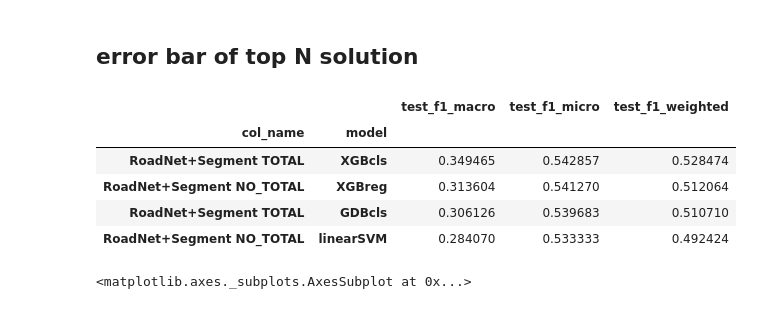
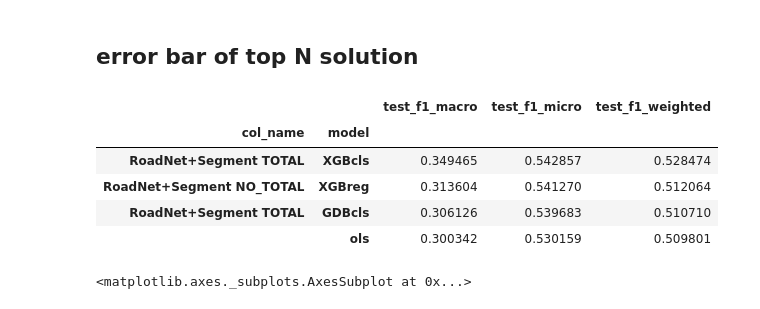
Before and after one commit to JHWu92/cysf_pred, a Jupyter notebook: report EXP1.ipynb, the cells around one changed output. Saved outputs shown, nothing was run; the diff lists cells and outputs as text; code cells hidden in the pictures.

```diff
--- a/report EXP1.ipynb
+++ b/report EXP1.ipynb
@@ -166,19 +166,19 @@ NameError: name 'ff' is not defined
 # %% [markdown]
 ## error bar of top N solution
 # %%
-f1_type = f1_choices[2]
+f1_type = f1_choices[0]
 means_to_plot = means.sort_values(f1_type, ascending=False).head(4)
 index_to_plot = means_to_plot.index
 stds_to_plot = stds.loc[index_to_plot]
 
 means_to_plot
 # %% [output]
 |  |  | test_f1_macro | test_f1_micro | test_f1_weighted |
 | col_name | model |  |  |  |
 | RoadNet+Segment TOTAL | XGBcls | 0.349465 | 0.542857 | 0.528474 |
 | RoadNet+Segment NO_TOTAL | XGBreg | 0.313604 | 0.541270 | 0.512064 |
 | RoadNet+Segment TOTAL | GDBcls | 0.306126 | 0.539683 | 0.510710 |
-| RoadNet+Segment NO_TOTAL | linearSVM | 0.284070 | 0.533333 | 0.492424 |
+|  | ols | 0.300342 | 0.530159 | 0.509801 |
 # %%
 %matplotlib inline
 # %%
```
Also changed, not shown: 13 other files.
